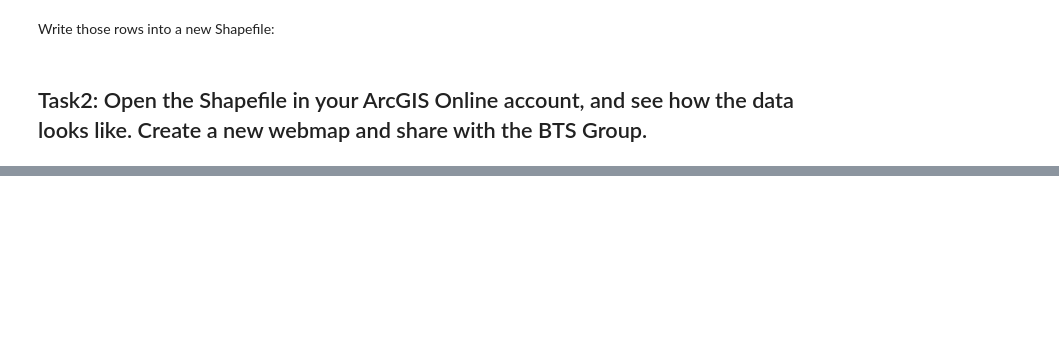
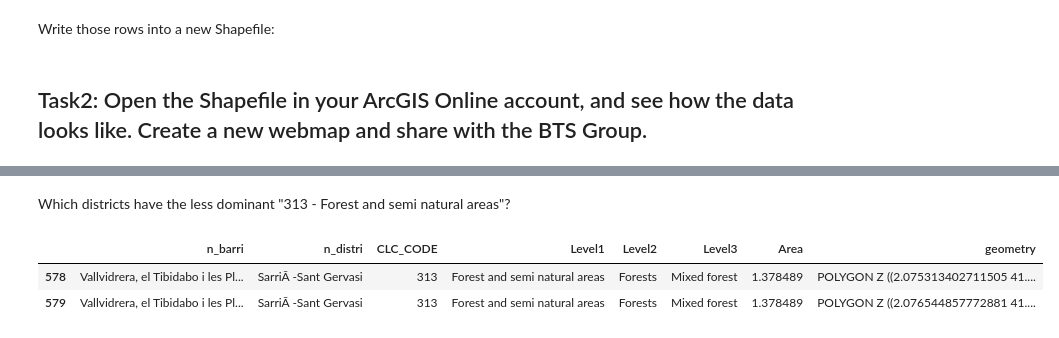
Before and after one commit to FGutierresBTS/BTS_MasterInBigData, a Jupyter notebook: Session_4_CDA/BTS_ClassicalDataAnalysis_Session4_Geopandas_Exercise1_Solution.ipynb, the cells around one changed output, grey strips where cells are left out. Cells and saved outputs as stored; diff of their text form; code cells hidden in the pictures; blank space fills up the shorter version.

```diff
--- a/Session_4_CDA/BTS_ClassicalDataAnalysis_Session4_Geopandas_Exercise1_Solution.ipynb
+++ b/Session_4_CDA/BTS_ClassicalDataAnalysis_Session4_Geopandas_Exercise1_Solution.ipynb
@@ -209,0 +228,8 @@ selection.to_file('res_intersection_selection.shp', driver='ESRI Shapefile')
+# %% [markdown]
+Which districts have the less dominant "313 - Forest and semi natural areas"?
+# %%
+res_intersection[res_intersection['CLC_CODE'] == "313"]
+# %% [output]
+|  | n_barri | n_distri | CLC_CODE | Level1 | Level2 | Level3 | Area | geometry |
+| 578 | Vallvidrera, el Tibidabo i les Pl... | SarriÃ -Sant Gervasi | 313 | Forest and semi natural areas | Forests | Mixed forest | 1.378489 | POLYGON Z ((2.075313402711505 41.... |
+| 579 | Vallvidrera, el Tibidabo i les Pl... | SarriÃ -Sant Gervasi | 313 | Forest and semi natural areas | Forests | Mixed forest | 1.378489 | POLYGON Z ((2.076544857772881 41.... |
```
Also changed, not shown: parts of 4 cells of this notebook.
